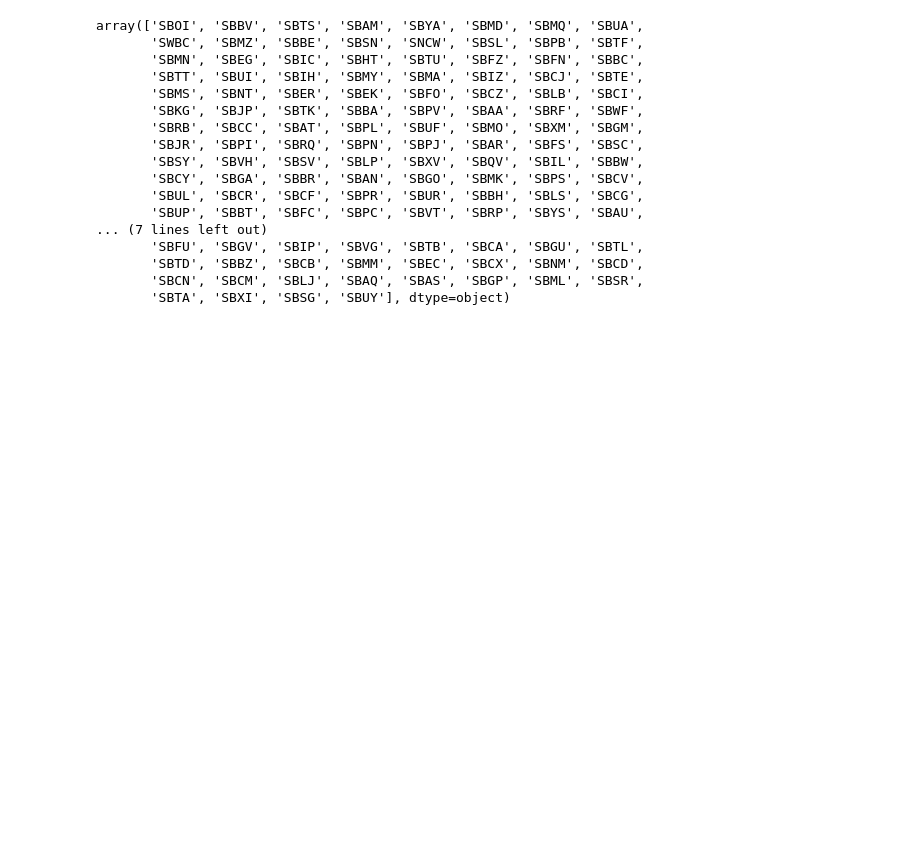
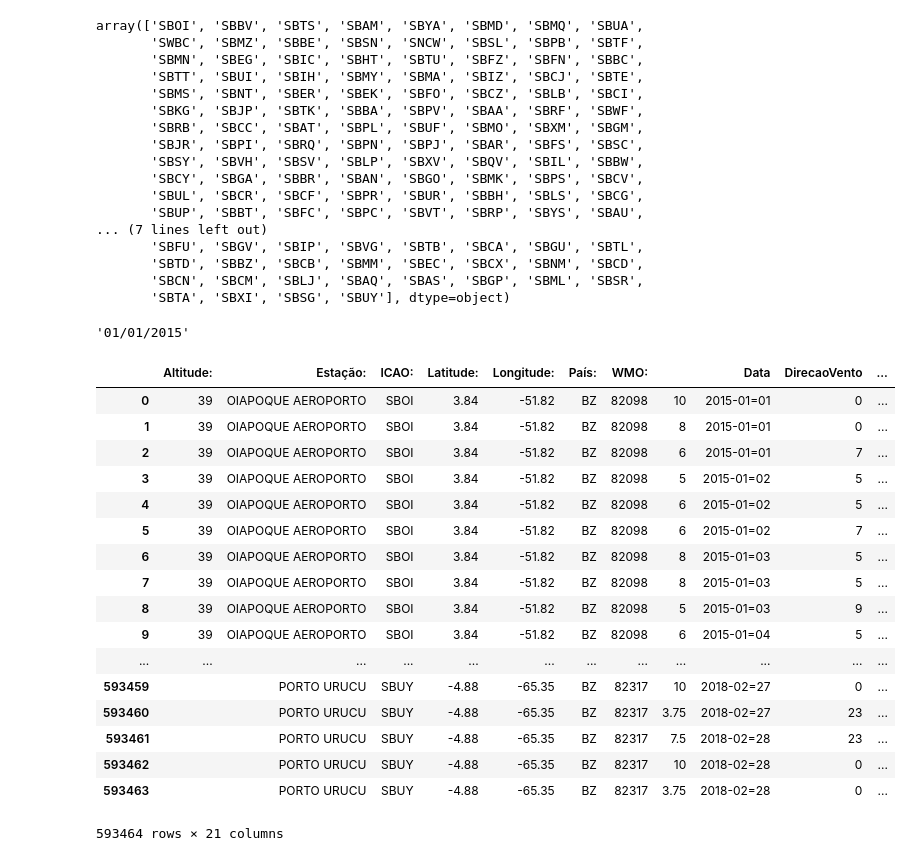
Before and after one commit to carlosm715/projeto-final-big-data, a Jupyter notebook: tratamentodedados/climaticos/dominio_clima.ipynb, the cells around one changed output. Drawn from its saved outputs; the diff is of its cells as text; code cells hidden in the pictures; blank space fills up the shorter version.

Commit message:
Correções em dataframe de feriados (datas erradas em algumas conversões do pandas

```diff
--- a/tratamentodedados/climaticos/dominio_clima.ipynb
+++ b/tratamentodedados/climaticos/dominio_clima.ipynb
@@ -110,5 +110,40 @@ array(['SBOI', 'SBBV', 'SBTS', 'SBAM', 'SBYA', 'SBMD', 'SBMQ', 'SBUA',
        'SBTD', 'SBBZ', 'SBCB', 'SBMM', 'SBEC', 'SBCX', 'SBNM', 'SBCD',
        'SBCN', 'SBCM', 'SBLJ', 'SBAQ', 'SBAS', 'SBGP', 'SBML', 'SBSR',
        'SBTA', 'SBXI', 'SBSG', 'SBUY'], dtype=object)
+# %%
+df_resultante['Data'][0]
+# %% [output]
+'01/01/2015'
+# %%
+tuples = []
+
+for index,row in df_resultante.iterrows():
+    data_split = row['Data'].split('/')
+    hora = row['Hora'][:2]
+    row['Datetime'] = '{}-{}-{} {}:00:00'.format(data_split[2],data_split[1],data_split[0],hora)
+    tuples.append(row)
+
+df_resultante_tratado_data = DataFrame(tuples)
+# %%
+df_resultante_tratado_data
+# %% [output]
+|  | Altitude: | Estação: | ICAO: | Latitude: | Longitude: | País: | WMO: |  | Data | DirecaoVento | ... |
+| 0 | 39 | OIAPOQUE AEROPORTO | SBOI | 3.84 | -51.82 | BZ | 82098 | 10 | 2015-01=01 | 0 | ... |
+| 1 | 39 | OIAPOQUE AEROPORTO | SBOI | 3.84 | -51.82 | BZ | 82098 | 8 | 2015-01=01 | 0 | ... |
+| 2 | 39 | OIAPOQUE AEROPORTO | SBOI | 3.84 | -51.82 | BZ | 82098 | 6 | 2015-01=01 | 7 | ... |
+| 3 | 39 | OIAPOQUE AEROPORTO | SBOI | 3.84 | -51.82 | BZ | 82098 | 5 | 2015-01=02 | 5 | ... |
+| 4 | 39 | OIAPOQUE AEROPORTO | SBOI | 3.84 | -51.82 | BZ | 82098 | 6 | 2015-01=02 | 5 | ... |
+| 5 | 39 | OIAPOQUE AEROPORTO | SBOI | 3.84 | -51.82 | BZ | 82098 | 6 | 2015-01=02 | 7 | ... |
+| 6 | 39 | OIAPOQUE AEROPORTO | SBOI | 3.84 | -51.82 | BZ | 82098 | 8 | 2015-01=03 | 5 | ... |
+| 7 | 39 | OIAPOQUE AEROPORTO | SBOI | 3.84 | -51.82 | BZ | 82098 | 8 | 2015-01=03 | 5 | ... |
+| 8 | 39 | OIAPOQUE AEROPORTO | SBOI | 3.84 | -51.82 | BZ | 82098 | 5 | 2015-01=03 | 9 | ... |
+| 9 | 39 | OIAPOQUE AEROPORTO | SBOI | 3.84 | -51.82 | BZ | 82098 | 6 | 2015-01=04 | 5 | ... |
+| ... | ... | ... | ... | ... | ... | ... | ... | ... | ... | ... | ... |
+| 593459 |  | PORTO URUCU | SBUY | -4.88 | -65.35 | BZ | 82317 | 10 | 2018-02=27 | 0 | ... |
+| 593460 |  | PORTO URUCU | SBUY | -4.88 | -65.35 | BZ | 82317 | 3.75 | 2018-02=27 | 23 | ... |
+| 593461 |  | PORTO URUCU | SBUY | -4.88 | -65.35 | BZ | 82317 | 7.5 | 2018-02=28 | 23 | ... |
+| 593462 |  | PORTO URUCU | SBUY | -4.88 | -65.35 | BZ | 82317 | 10 | 2018-02=28 | 0 | ... |
+| 593463 |  | PORTO URUCU | SBUY | -4.88 | -65.35 | BZ | 82317 | 3.75 | 2018-02=28 | 0 | ... |
+593464 rows × 21 columns
 # %%
 os.mkdir('result')
```
Also changed, not shown: parts of 1 cell of this notebook, 2 other files.
